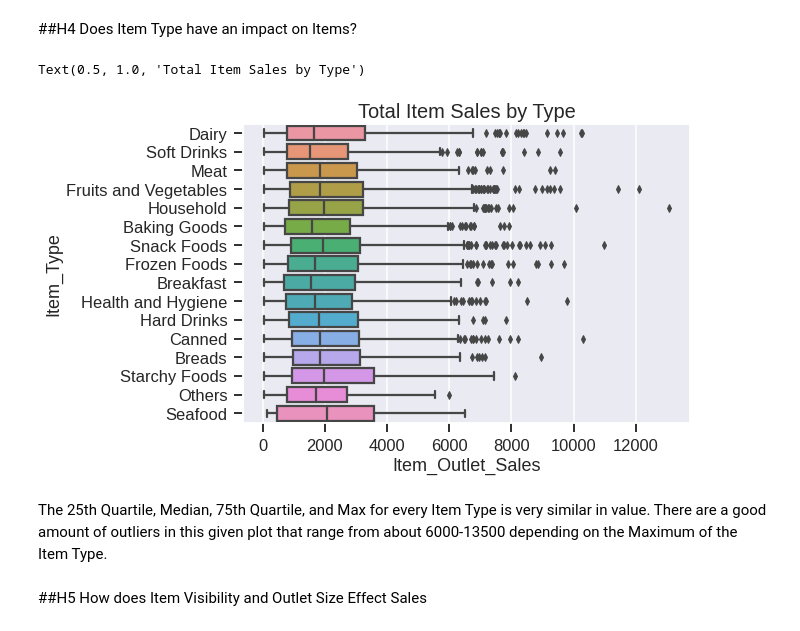
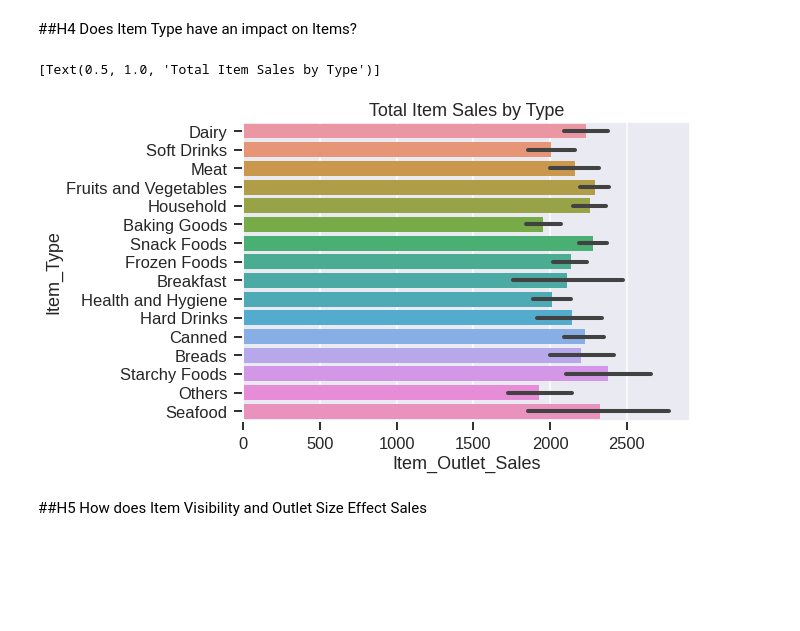
Before and after one commit to npipal/food-sales-predictions, a Jupyter notebook: Final_Food_Sales_Predictions_NickPipal.ipynb, the cells around one changed output. Cells and saved outputs as stored; diff of their text form; code cells hidden in the pictures; blank space fills up the shorter version.

```diff
--- a/Final_Food_Sales_Predictions_NickPipal.ipynb
+++ b/Final_Food_Sales_Predictions_NickPipal.ipynb
@@ -321,13 +321,10 @@ sns.set_context('talk')
 # %%
 groupby_ItemType = df.groupby('Item_Type').mean()
 # %%
-ax = sns.boxplot(data=df, x = 'Item_Outlet_Sales', y='Item_Type')
-ax.set_title('Total Item Sales by Type', fontsize=20)
+sns.barplot(data=df, x = 'Item_Outlet_Sales', y = 'Item_Type').set(title= 'Total Item Sales by Type')
 # %% [output]
-Text(0.5, 1.0, 'Total Item Sales by Type')
+[Text(0.5, 1.0, 'Total Item Sales by Type')]
-[figure, old version]
+[figure, new version]
-# %% [markdown]
-The 25th Quartile, Median, 75th Quartile, and Max for every Item Type is very similar in value. There are a good amount of outliers in this given plot that range from about 6000-13500 depending on the Maximum of the Item Type.
 # %% [markdown]
 ##H5 How does Item Visibility and Outlet Size Effect Sales
 # %%
```
Also changed, not shown: parts of 6 cells of this notebook.
